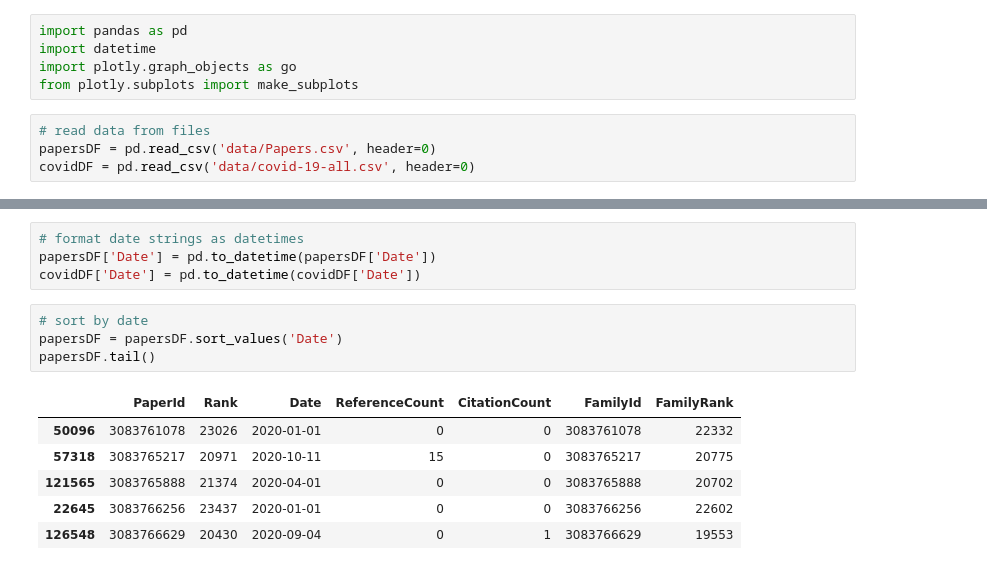
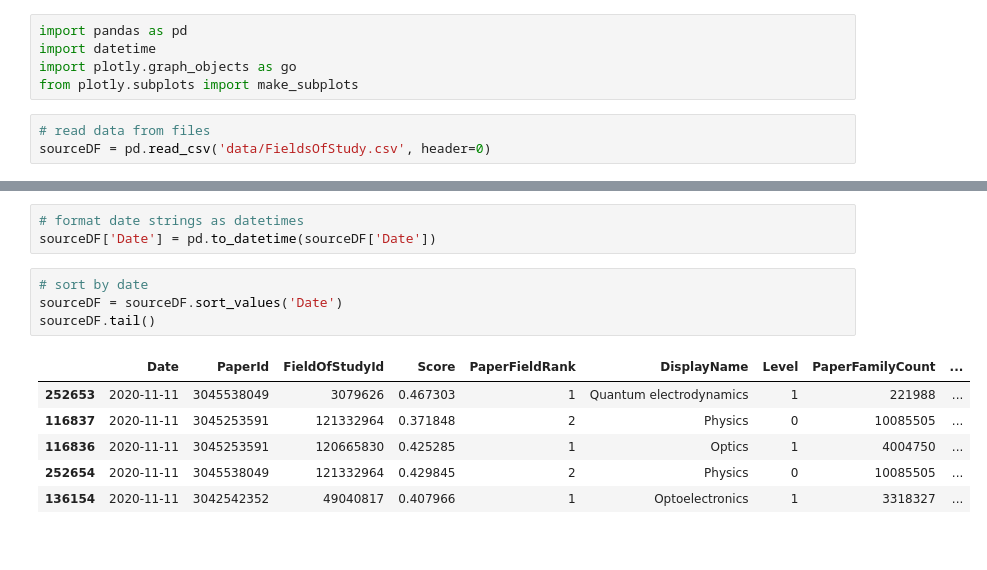
Before and after one commit to alexsfisher/INFSCI2415-InfoVis, a Jupyter notebook: Final.ipynb, the cells around one changed output, grey strips where cells are left out. Cells and saved outputs as stored; diff of their text form.

Commit message:
top level initial visualization

```diff
--- a/Final.ipynb
+++ b/Final.ipynb
@@ -5,5 +5,4 @@ import plotly.graph_objects as go
 from plotly.subplots import make_subplots
 # %%
 # read data from files
-papersDF = pd.read_csv('data/Papers.csv', header=0)
-covidDF = pd.read_csv('data/covid-19-all.csv', header=0)
+sourceDF = pd.read_csv('data/FieldsOfStudy.csv', header=0)
@@ -20,15 +9,14 @@ Covid
 # %%
 # format date strings as datetimes
-papersDF['Date'] = pd.to_datetime(papersDF['Date'])
-covidDF['Date'] = pd.to_datetime(covidDF['Date'])
+sourceDF['Date'] = pd.to_datetime(sourceDF['Date'])
 # %%
 # sort by date
-papersDF = papersDF.sort_values('Date')
-papersDF.tail()
+sourceDF = sourceDF.sort_values('Date')
+sourceDF.tail()
 # %% [output]
-|  | PaperId | Rank | Date | ReferenceCount | CitationCount | FamilyId | FamilyRank |
-| 50096 | 3083761078 | 23026 | 2020-01-01 | 0 | 0 | 3083761078 | 22332 |
-| 57318 | 3083765217 | 20971 | 2020-10-11 | 15 | 0 | 3083765217 | 20775 |
-| 121565 | 3083765888 | 21374 | 2020-04-01 | 0 | 0 | 3083765888 | 20702 |
-| 22645 | 3083766256 | 23437 | 2020-01-01 | 0 | 0 | 3083766256 | 22602 |
-| 126548 | 3083766629 | 20430 | 2020-09-04 | 0 | 1 | 3083766629 | 19553 |
+|  | Date | PaperId | FieldOfStudyId | Score | PaperFieldRank | DisplayName | Level | PaperFamilyCount | ... |
+| 252653 | 2020-11-11 | 3045538049 | 3079626 | 0.467303 | 1 | Quantum electrodynamics | 1 | 221988 | ... |
+| 116837 | 2020-11-11 | 3045253591 | 121332964 | 0.371848 | 2 | Physics | 0 | 10085505 | ... |
+| 116836 | 2020-11-11 | 3045253591 | 120665830 | 0.425285 | 1 | Optics | 1 | 4004750 | ... |
+| 252654 | 2020-11-11 | 3045538049 | 121332964 | 0.429845 | 2 | Physics | 0 | 10085505 | ... |
+| 136154 | 2020-11-11 | 3042542352 | 49040817 | 0.407966 | 1 | Optoelectronics | 1 | 3318327 | ... |
```
Also changed, not shown: parts of 14 cells of this notebook.
